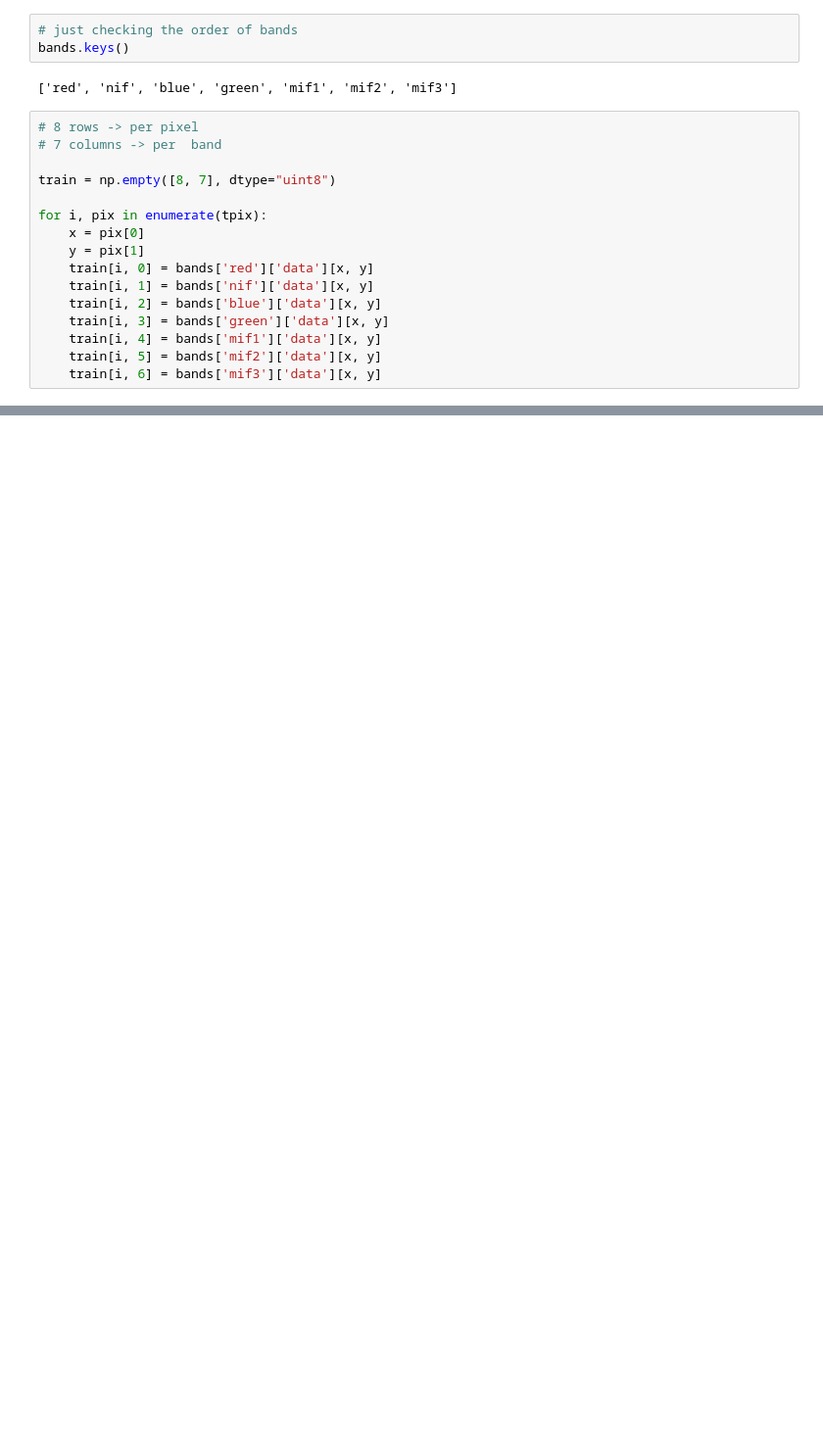
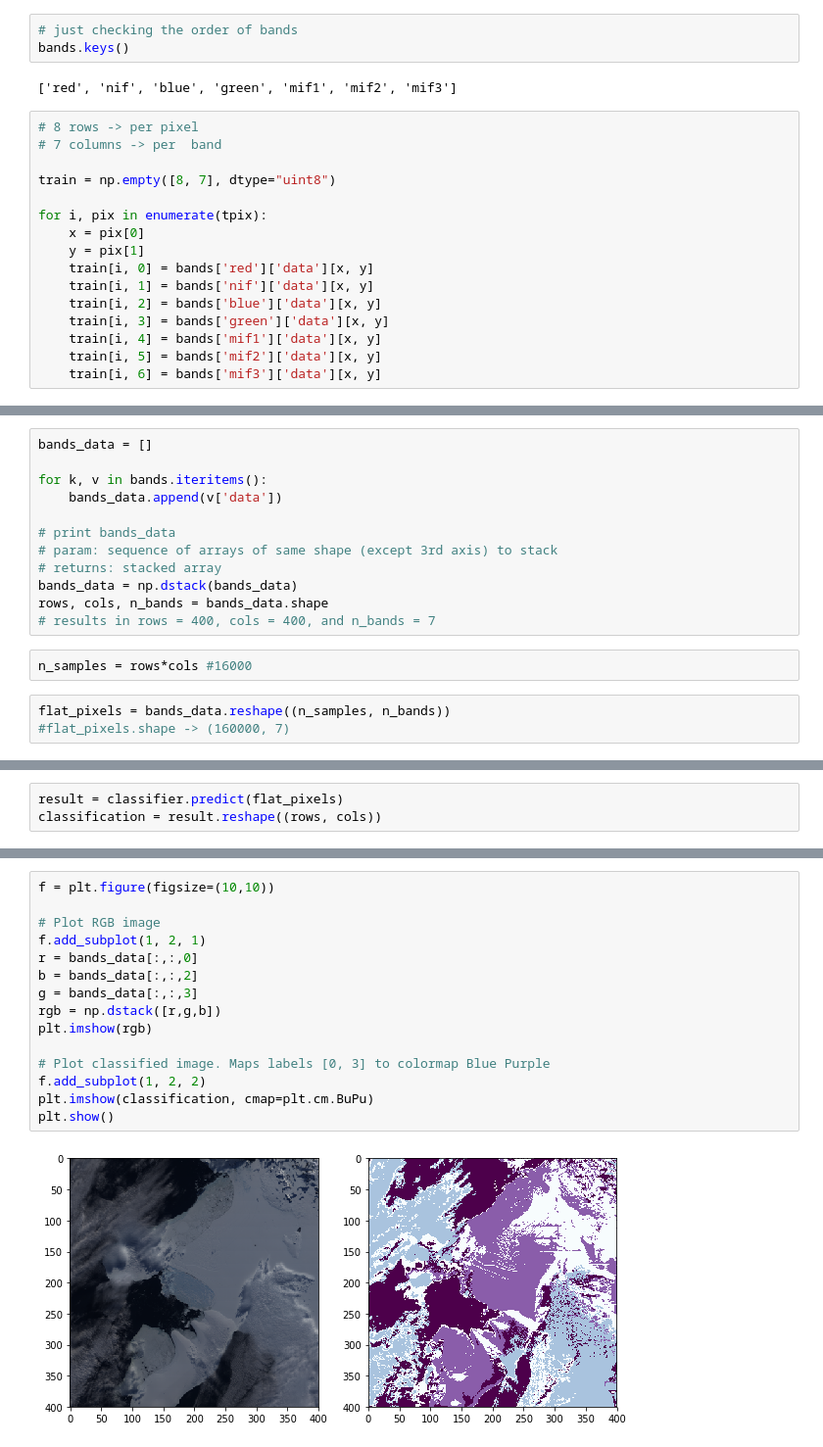
Before and after one commit to moonlimb/sio236-remote-sensing, a Jupyter notebook: lab6/Limb_Moon_lab6.ipynb, the cells around one changed output, grey strips where cells are left out. Shown at 98% size. Drawn from its saved outputs; the diff is of its cells as text; blank space fills up the shorter version.

```diff
--- a/lab6/Limb_Moon_lab6.ipynb
+++ b/lab6/Limb_Moon_lab6.ipynb
@@ -253,0 +352,17 @@ for i, pix in enumerate(tpix):
+# %%
+bands_data = []
+
+for k, v in bands.iteritems():
+    bands_data.append(v['data'])
+
+# print bands_data
+# param: sequence of arrays of same shape (except 3rd axis) to stack
+# returns: stacked array
+bands_data = np.dstack(bands_data)
+rows, cols, n_bands = bands_data.shape
+# results in rows = 400, cols = 400, and n_bands = 7
+# %%
+n_samples = rows*cols #16000
+# %%
+flat_pixels = bands_data.reshape((n_samples, n_bands))
+#flat_pixels.shape -> (160000, 7)
@@ -253,0 +371,3 @@ for i, pix in enumerate(tpix):
+# %%
+result = classifier.predict(flat_pixels)
+classification = result.reshape((rows, cols))
@@ -253,0 +392,17 @@ for i, pix in enumerate(tpix):
+# %%
+f = plt.figure(figsize=(10,10))
+
+# Plot RGB image
+f.add_subplot(1, 2, 1)
+r = bands_data[:,:,0]
+b = bands_data[:,:,2]
+g = bands_data[:,:,3]
+rgb = np.dstack([r,g,b])
+plt.imshow(rgb)
+
+# Plot classified image. Maps labels [0, 3] to colormap Blue Purple
+f.add_subplot(1, 2, 2)
+plt.imshow(classification, cmap=plt.cm.BuPu)
+plt.show()
+# %% [output]
+[figure, added]
```
Also changed, not shown: parts of 32 cells of this notebook, 1 other file.
